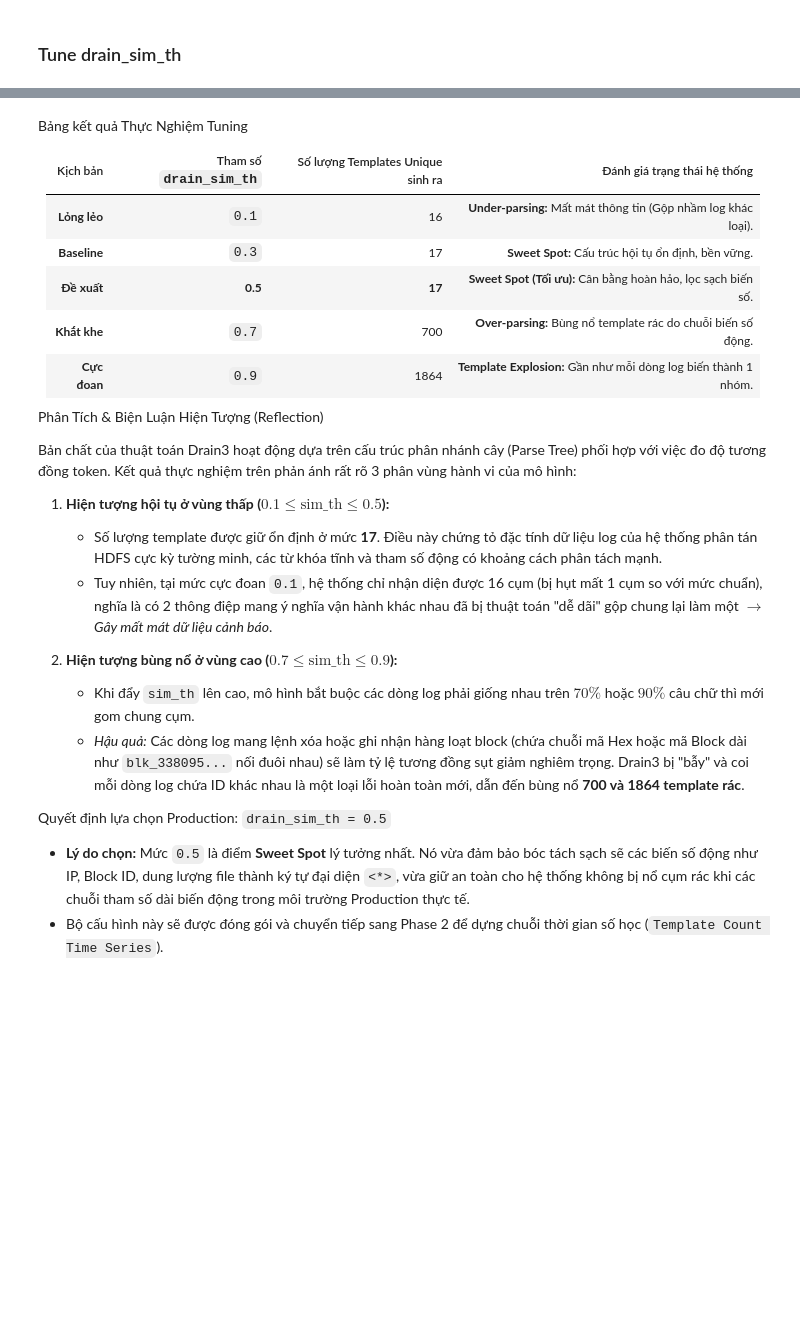
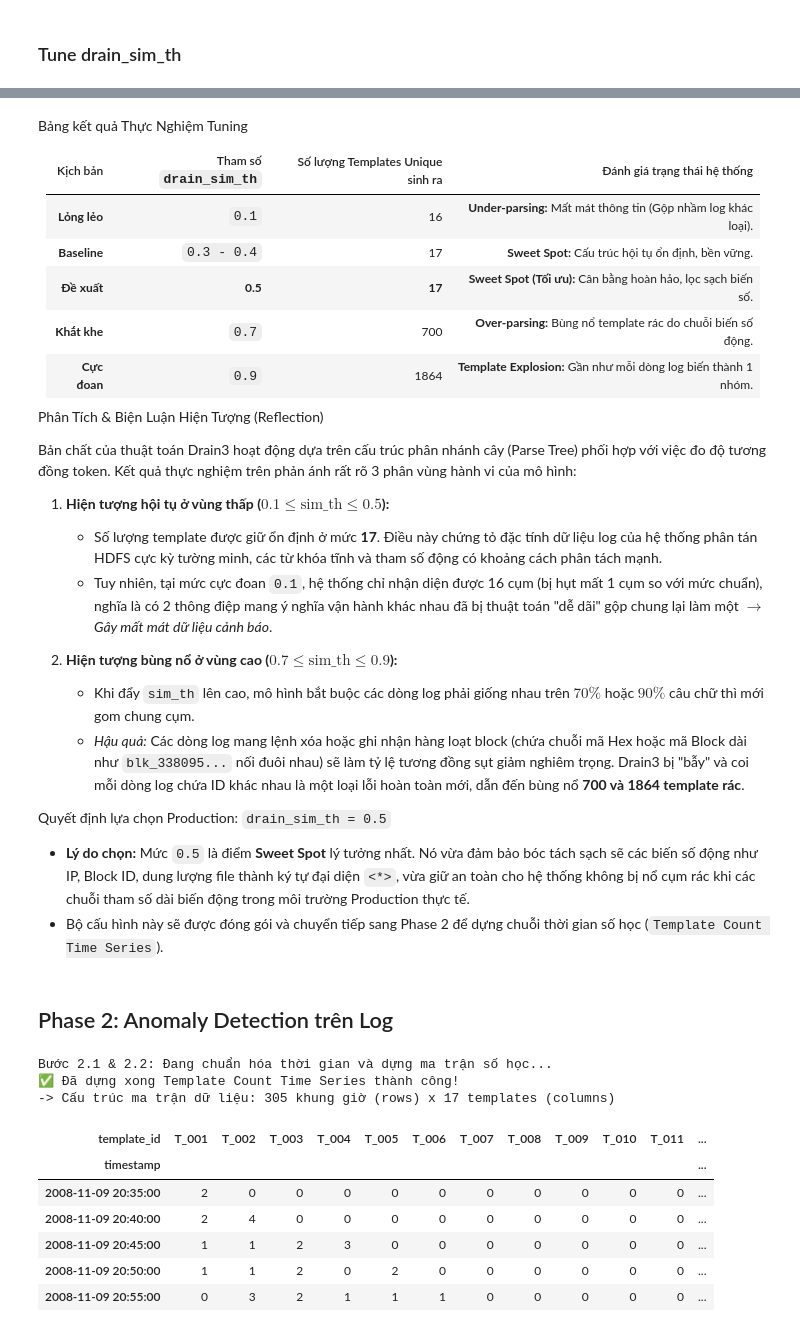
Before and after one commit to HuyVu12/AIOPS-NguyenTranHuyVu-AIO1, a Jupyter notebook: w1/day-b/assignment.ipynb, the cells around one changed output, grey strips where cells are left out. Cells and saved outputs as stored; diff of their text form; code cells hidden in the pictures; blank space fills up the shorter version.

```diff
--- a/w1/day-b/assignment.ipynb
+++ b/w1/day-b/assignment.ipynb
@@ -189,7 +190,7 @@ Bảng kết quả Thực Nghiệm Tuning
 | Kịch bản | Tham số `drain_sim_th` | Số lượng Templates Unique sinh ra | Đánh giá trạng thái hệ thống |
 | :--- | :---: | :---: | :--- |
 | **Lỏng lẻo** | `0.1` | 16 | **Under-parsing:** Mất mát thông tin (Gộp nhầm log khác loại). |
-| **Baseline** | `0.3` | 17 | **Sweet Spot:** Cấu trúc hội tụ ổn định, bền vững. |
+| **Baseline** | `0.3 - 0.4` | 17 | **Sweet Spot:** Cấu trúc hội tụ ổn định, bền vững. |
 | **Đề xuất** | **0.5** | **17** | **Sweet Spot (Tối ưu):** Cân bằng hoàn hảo, lọc sạch biến số. |
 | **Khắt khe** | `0.7` | 700 | **Over-parsing:** Bùng nổ template rác do chuỗi biến số động. |
 | **Cực đoan** | `0.9` | 1864 | **Template Explosion:** Gần như mỗi dòng log biến thành 1 nhóm. |
@@ -210,3 +211,50 @@ Quyết định lựa chọn Production: `drain_sim_th = 0.5`
 
 * **Lý do chọn:** Mức `0.5` là điểm **Sweet Spot** lý tưởng nhất. Nó vừa đảm bảo bóc tách sạch sẽ các biến số động như IP, Block ID, dung lượng file thành ký tự đại diện `<*>`, vừa giữ an toàn cho hệ thống không bị nổ cụm rác khi các chuỗi tham số dài biến động trong môi trường Production thực tế.
 * Bộ cấu hình này sẽ được đóng gói và chuyển tiếp sang Phase 2 để dựng chuỗi thời gian số học (`Template Count Time Series`).
+# %% [markdown]
+## Phase 2: Anomaly Detection trên Log
+# %%
+import numpy as np
+import pandas as pd
+import matplotlib.pyplot as plt
+from sklearn.ensemble import IsolationForest
+
+print("Bước 2.1 & 2.2: Đang chuẩn hóa thời gian và dựng ma trận số học...")
+
+# Sử dụng bộ miner tối ưu từ Phase 1 (th=0.5) để bốc chính xác ID template cho 2000 dòng log
+parsed_ids = []
+for line in log_lines:
+    result = miner.add_log_message(line)
+    parsed_ids.append(f"T_{result['cluster_id']:03d}")
+
+# Tạo DataFrame trung gian, sử dụng str.zfill(6) để đảm bảo chuỗi luôn đủ 6 ký tự ngày/giờ
+df_temporal = pd.DataFrame({
+    'date_str': df_log_structured['Date'].astype(str).str.zfill(6),
+    'time_str': df_log_structured['Time'].astype(str).str.zfill(6),
+    'template_id': parsed_ids
+})
+
+# Gộp chuỗi ngày + giờ thành một cột datetime hoàn chỉnh
+df_temporal['timestamp'] = pd.to_datetime(
+    df_temporal['date_str'] + ' ' + df_temporal['time_str'],
+    format='%y%m%d %H%M%S'
+)
+
+# Gom nhóm dữ liệu theo block 5 phút và Pivot bảng (unstack)
+df_time_series = df_temporal.groupby([pd.Grouper(key='timestamp', freq='5min'), 'template_id']).size()
+df_time_series = df_time_series.unstack(fill_value=0)
+
+print("✅ Đã dựng xong Template Count Time Series thành công!")
+print(f"-> Cấu trúc ma trận dữ liệu: {df_time_series.shape[0]} khung giờ (rows) x {df_time_series.shape[1]} templates (columns)")
+df_time_series.head(5)
+# %% [output]
+Bước 2.1 & 2.2: Đang chuẩn hóa thời gian và dựng ma trận số học...
+✅ Đã dựng xong Template Count Time Series thành công!
+-> Cấu trúc ma trận dữ liệu: 305 khung giờ (rows) x 17 templates (columns)
+| template_id | T_001 | T_002 | T_003 | T_004 | T_005 | T_006 | T_007 | T_008 | T_009 | T_010 | T_011 | ... |
+| timestamp |  |  |  |  |  |  |  |  |  |  |  | ... |
+| 2008-11-09 20:35:00 | 2 | 0 | 0 | 0 | 0 | 0 | 0 | 0 | 0 | 0 | 0 | ... |
+| 2008-11-09 20:40:00 | 2 | 4 | 0 | 0 | 0 | 0 | 0 | 0 | 0 | 0 | 0 | ... |
+| 2008-11-09 20:45:00 | 1 | 1 | 2 | 3 | 0 | 0 | 0 | 0 | 0 | 0 | 0 | ... |
+| 2008-11-09 20:50:00 | 1 | 1 | 2 | 0 | 2 | 0 | 0 | 0 | 0 | 0 | 0 | ... |
+| 2008-11-09 20:55:00 | 0 | 3 | 2 | 1 | 1 | 1 | 0 | 0 | 0 | 0 | 0 | ... |
```
Also changed, not shown: parts of 11 cells of this notebook, 4 other files.
